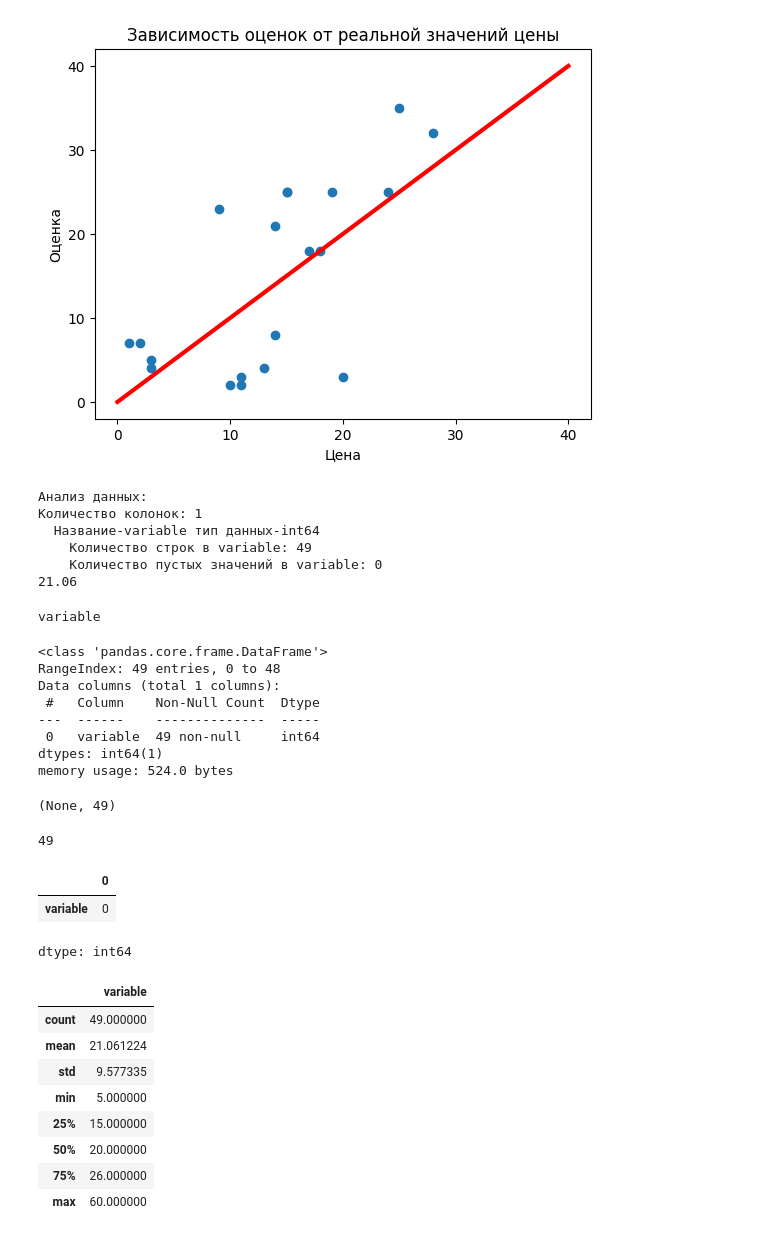
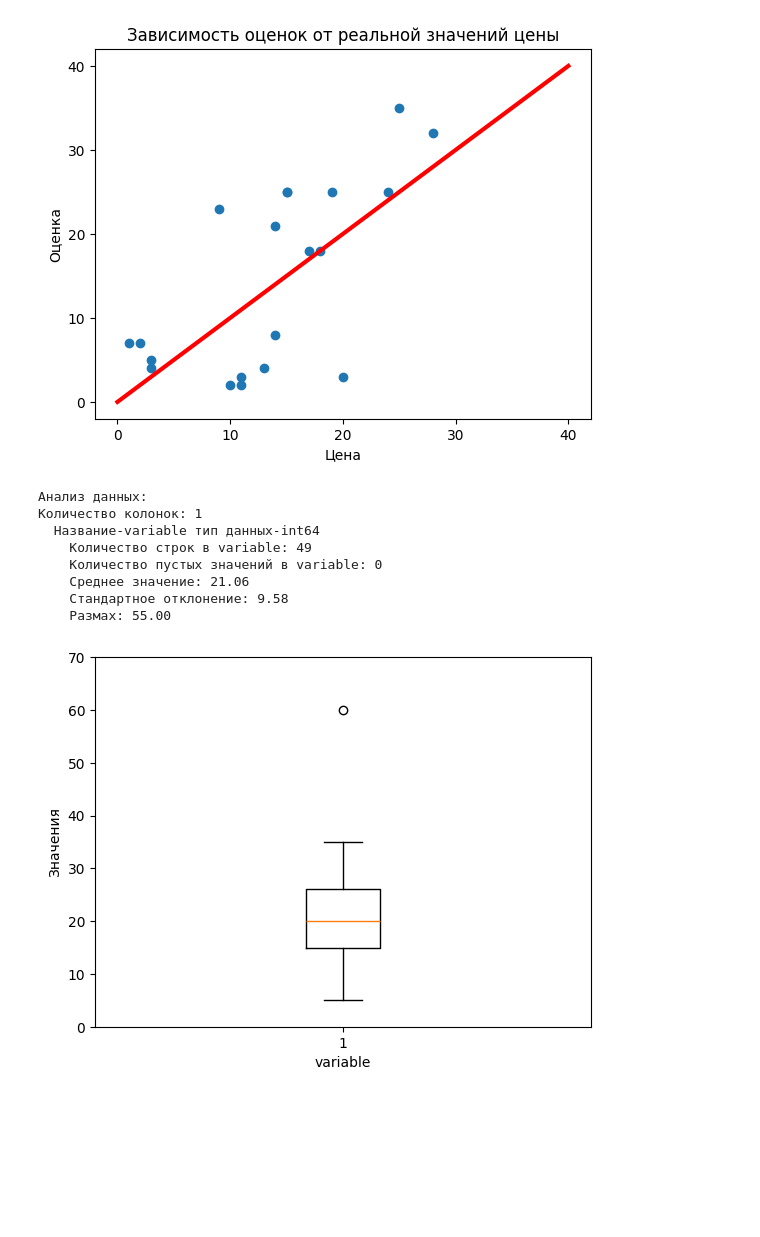
Before and after one commit to Grashch/Kaggle_tasks, a Jupyter notebook: РазведочныйАнализДанных.ipynb, the cells around one changed output. Saved outputs shown, nothing was run; the diff lists cells and outputs as text; code cells hidden in the pictures; blank space fills up the shorter version.

```diff
--- a/РазведочныйАнализДанных.ipynb
+++ b/РазведочныйАнализДанных.ipynb
@@ -146,57 +146,29 @@ plt.show()
 # %%
 data = pd.read_csv('/content/data_test.csv')
 '\033[1m' + 'анализ данных' + '\033[0m'
 print('\033[1m' + 'Анализ данных:' + '\033[0m')
 print(f'Количество колонок: {data.shape[1]}')
 for column in list(data.columns):
   print(f'  Название-{column} тип данных-{data[column].dtype}')
   print(f'    Количество строк в {column}: {data[column].shape[0]}')
   print(f'    Количество пустых значений в {column}: {data[column].isnull().values.sum()}')
-  describe = data[column].describe().loc['mean']
-  print(f'Среднее значение: {describe:.2f}')
+  describe = data[column].describe()
+  print(f'    Среднее значение: {describe.loc['mean']:.2f}')
+  print(f'    Стандартное отклонение: {describe.loc['std']:.2f}')
+  print(f'    Размах: {(describe.loc['max'] - describe.loc['min']):.2f}')
+  plt.Figure()
+  plt.boxplot(data)
+  plt.xlabel(column)
+  plt.ylabel('Значения')
+  plt.yticks(range(0, 71, 10))
+  plt.show()
 # %% [output]
 Анализ данных:
 Количество колонок: 1
   Название-variable тип данных-int64
     Количество строк в variable: 49
     Количество пустых значений в variable: 0
-21.06
+    Среднее значение: 21.06
+    Стандартное отклонение: 9.58
+    Размах: 55.00
+[figure, added]
-# %%
-for column in list(data.columns):
-  print(column)
-# %% [output]
-variable
-# %%
-data.info(), data.shape[0]
-# %% [output]
-<class 'pandas.core.frame.DataFrame'>
-RangeIndex: 49 entries, 0 to 48
-Data columns (total 1 columns):
- #   Column    Non-Null Count  Dtype
----  ------    --------------  -----
- 0   variable  49 non-null     int64
-dtypes: int64(1)
-memory usage: 524.0 bytes
-(None, 49)
-# %%
-print(data.shape[0])
-# %% [output]
-49
-# %%
-data.isnull().sum()
-# %% [output]
-|  | 0 |
-| variable | 0 |
-dtype: int64
-# %%
-data.describe()
-# %% [output]
-|  | variable |
-| count | 49.000000 |
-| mean | 21.061224 |
-| std | 9.577335 |
-| min | 5.000000 |
-| 25% | 15.000000 |
-| 50% | 20.000000 |
-| 75% | 26.000000 |
-| max | 60.000000 |
```
Also changed, not shown: parts of 2 cells of this notebook.
